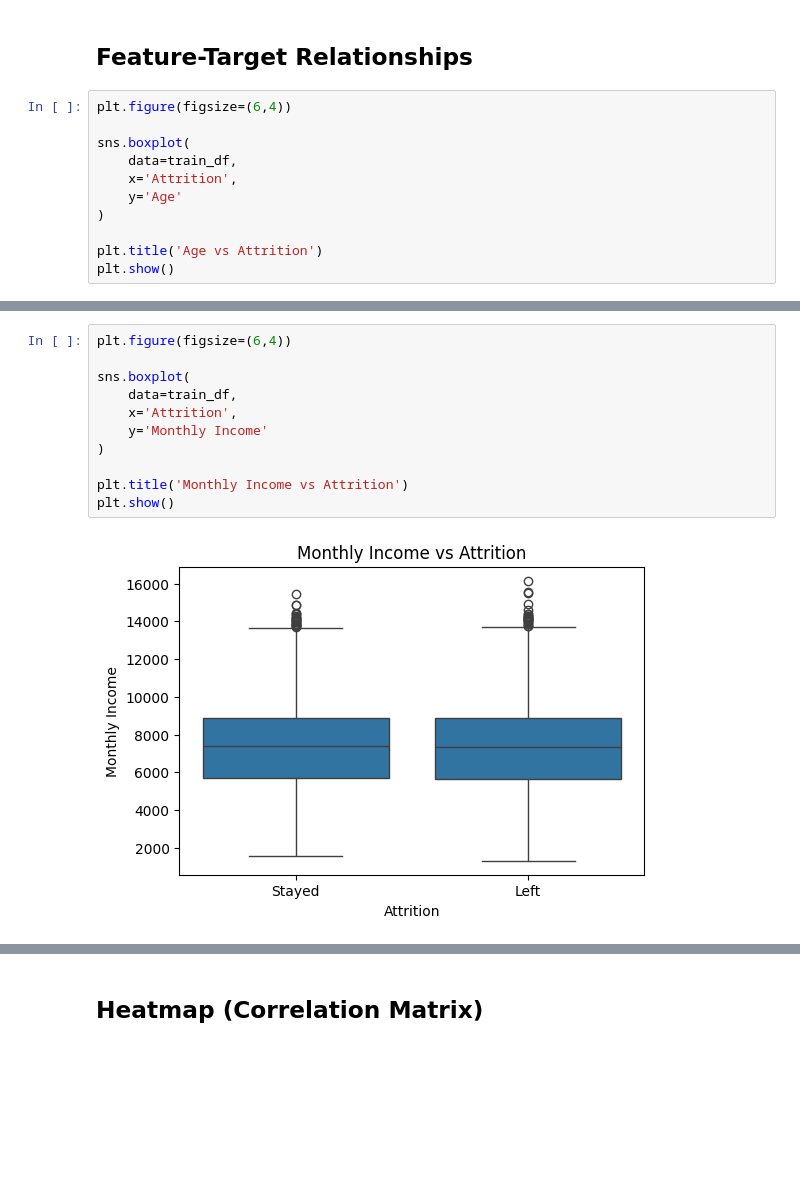
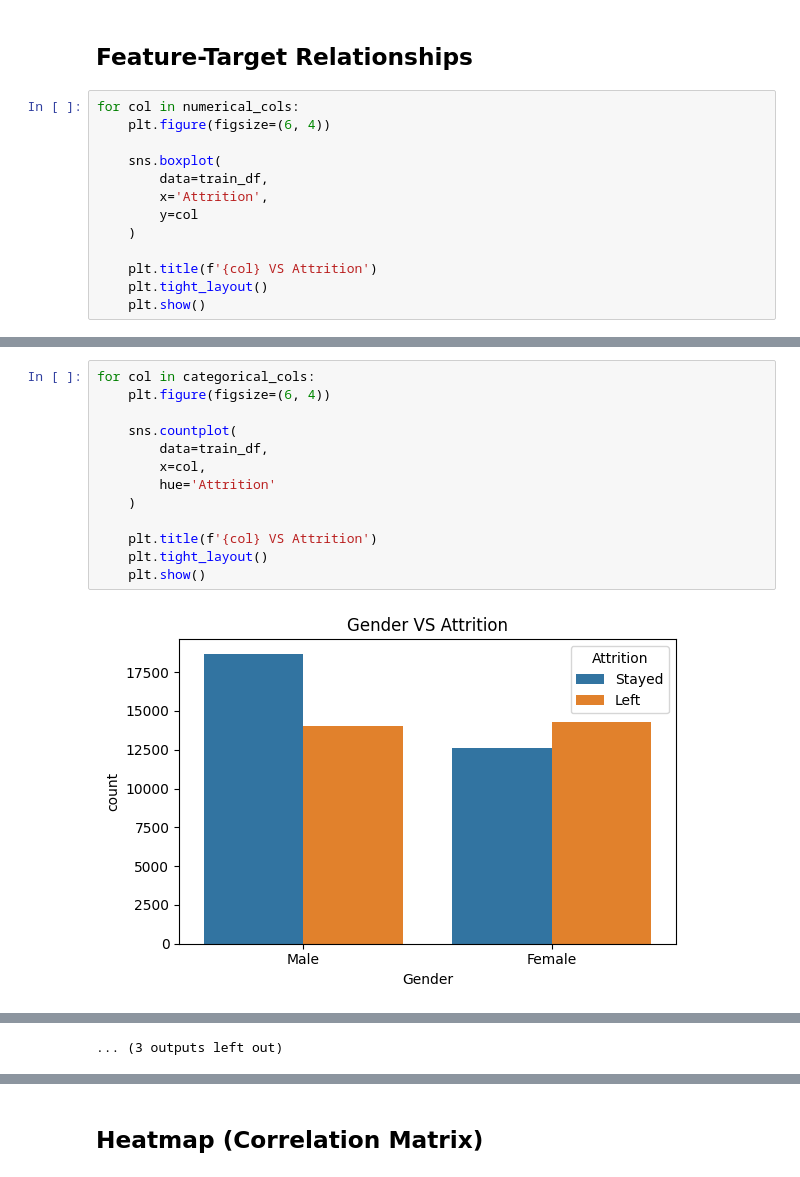
Before and after one commit to hisyamssyr/FP-Machine-Learning, a Jupyter notebook: employee_atrition_prediction.ipynb, the cells around one changed output, grey strips where cells are left out. Cells and saved outputs as stored; diff of their text form; blank space fills up the shorter version.

```diff
--- a/employee_atrition_prediction.ipynb
+++ b/employee_atrition_prediction.ipynb
@@ -300,14 +290,16 @@ for col in categorical_cols:
 # %% [markdown]
 ## Feature-Target Relationships
 # %%
-plt.figure(figsize=(6,4))
+for col in numerical_cols:
+    plt.figure(figsize=(6, 4))
 
-sns.boxplot(
-    data=train_df,
-    x='Attrition',
-    y='Age'
-)
+    sns.boxplot(
+        data=train_df,
+        x='Attrition',
+        y=col
+    )
 
-plt.title('Age vs Attrition')
-plt.show()
+    plt.title(f'{col} VS Attrition')
+    plt.tight_layout()
+    plt.show()
 # %% [output]
@@ -315,13 +313,15 @@ plt.show()
 # %%
-plt.figure(figsize=(6,4))
+for col in categorical_cols:
+    plt.figure(figsize=(6, 4))
 
-sns.boxplot(
-    data=train_df,
-    x='Attrition',
-    y='Monthly Income'
-)
+    sns.countplot(
+        data=train_df,
+        x=col,
+        hue='Attrition'
+    )
 
-plt.title('Monthly Income vs Attrition')
-plt.show()
+    plt.title(f'{col} VS Attrition')
+    plt.tight_layout()
+    plt.show()
 # %% [output]
-[figure, old version]
+[figure, new version]
@@ -327,0 +339 @@ plt.show()
+... (3 outputs left out)
```
Also changed, not shown: parts of 131 cells of this notebook.
